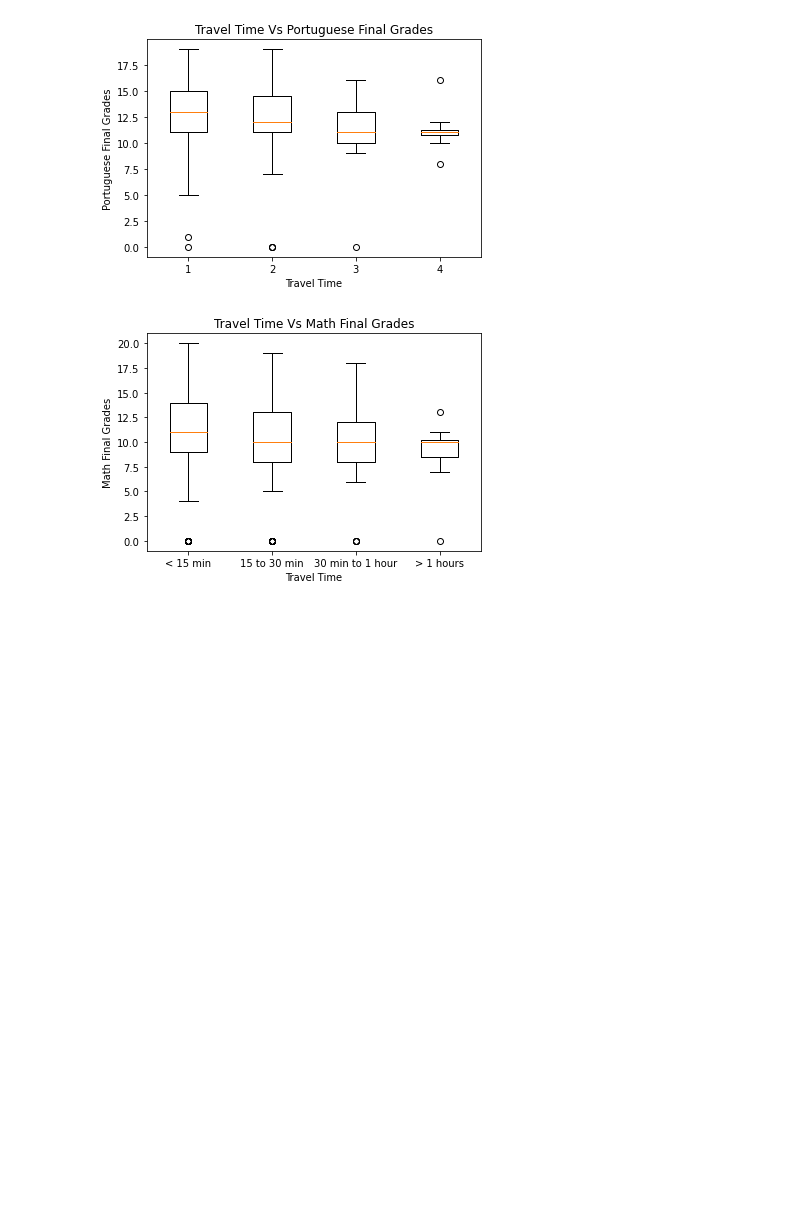
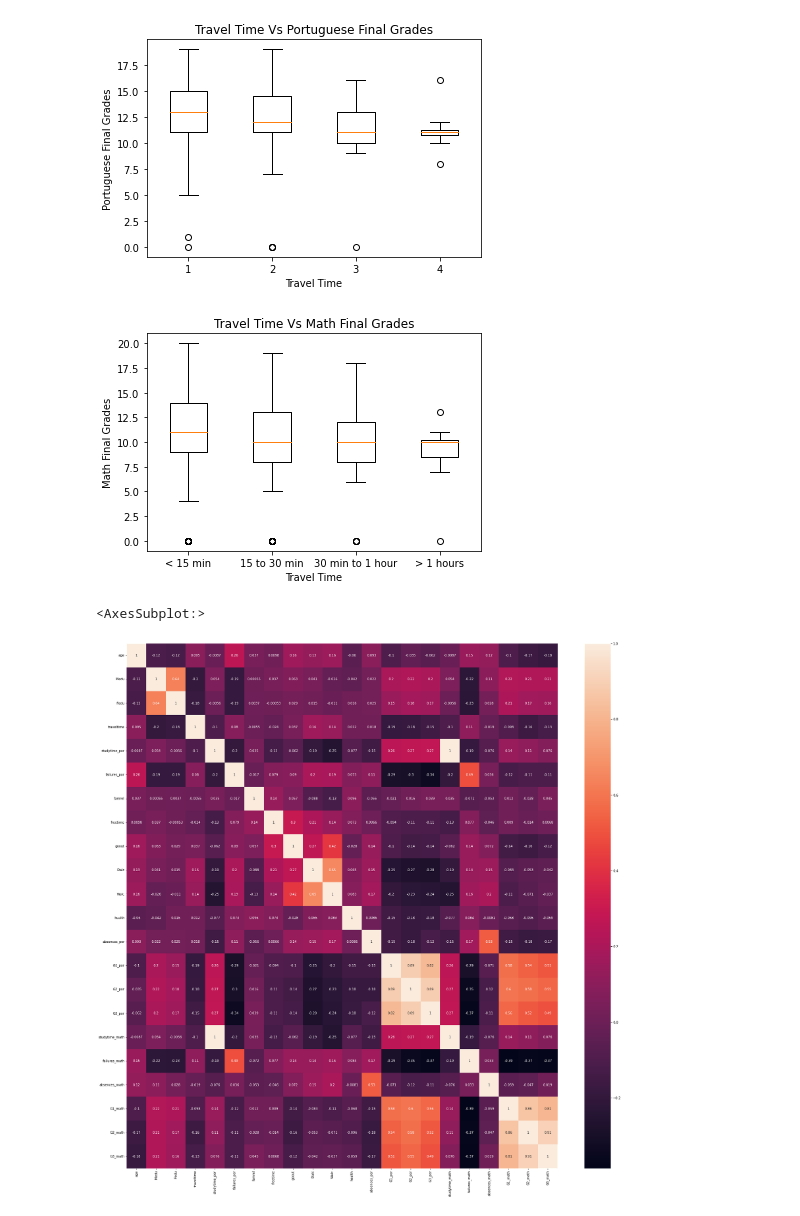
Before and after one commit to panlovelyda/project-one, a Jupyter notebook: pan.ipynb, the cells around one changed output. Saved outputs shown, nothing was run; the diff lists cells and outputs as text; code cells hidden in the pictures; blank space fills up the shorter version.

```diff
--- a/pan.ipynb
+++ b/pan.ipynb
@@ -318,3 +319,11 @@ plt.show()
 # %% [output]
 [figure]
 [figure]
+# %%
+
+
+plt.figure(figsize=(30,30))
+sns.heatmap(students_df.corr(), annot=True)
+# %% [output]
+<AxesSubplot:>
+[figure, added]
```
Also changed, not shown: parts of 2 cells of this notebook.
